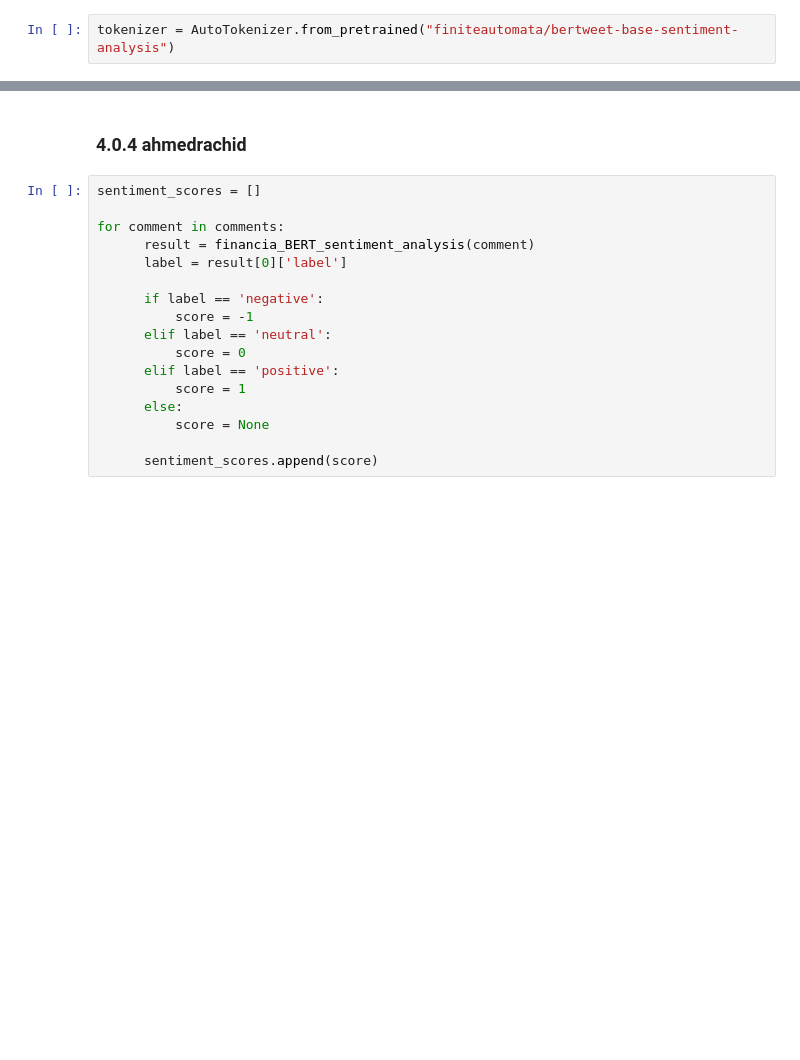
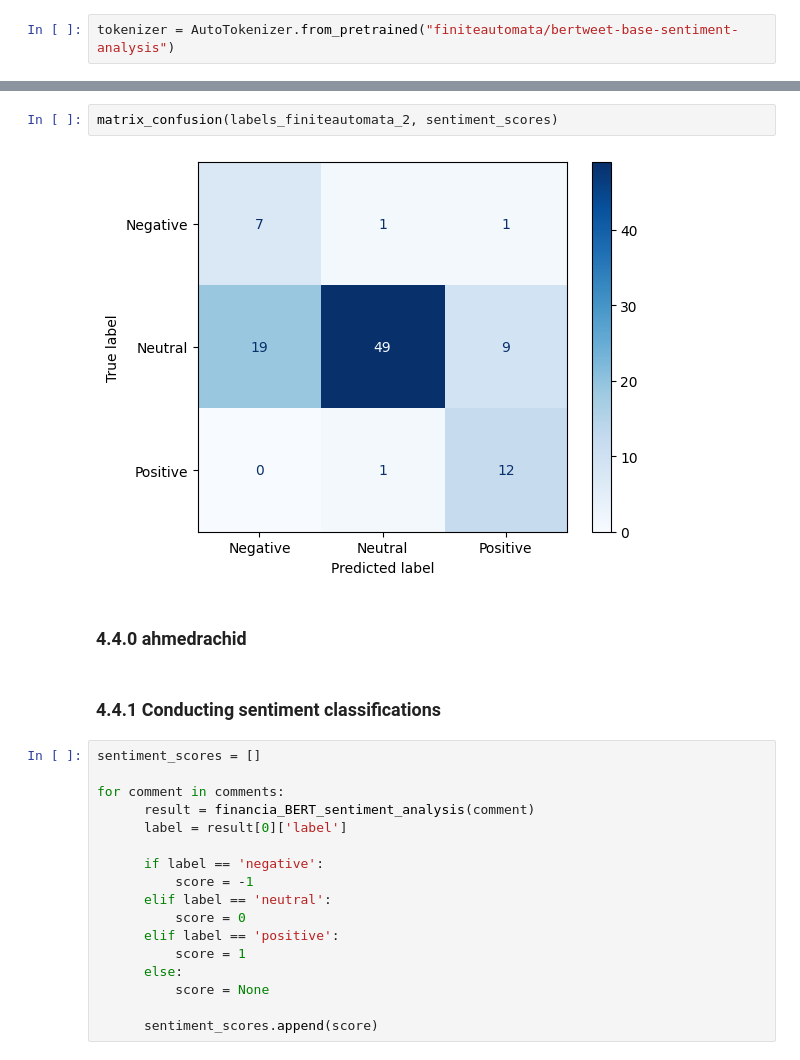
Before and after one commit to szymonszczurowski/Sentiment-Analysis-of-YouTube-Comments, a Jupyter notebook: Best_model_for_sentiment_classification.ipynb, the cells around one changed output, grey strips where cells are left out. Cells and saved outputs as stored; diff of their text form; blank space fills up the shorter version.

```diff
--- a/Best_model_for_sentiment_classification.ipynb
+++ b/Best_model_for_sentiment_classification.ipynb
@@ -295,5 +340,11 @@ matrix_confusion(labels, sentiment_scores)
+# %%
+matrix_confusion(labels_finiteautomata_2, sentiment_scores)
+# %% [output]
+[figure, added]
 # %% [markdown]
-### 4.0.4 ahmedrachid
+### 4.4.0 ahmedrachid
+# %% [markdown]
+### 4.4.1 Conducting sentiment classifications
 # %%
 sentiment_scores = []
 
```
Also changed, not shown: parts of 46 cells of this notebook.
